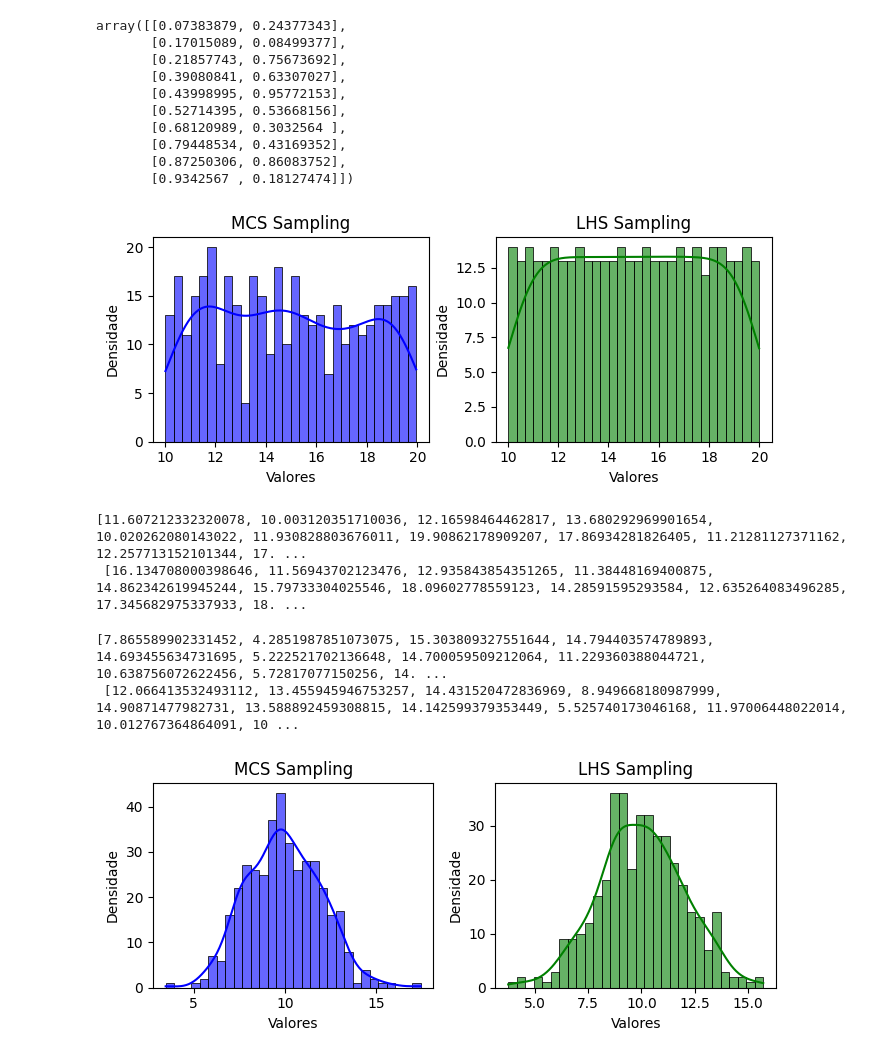
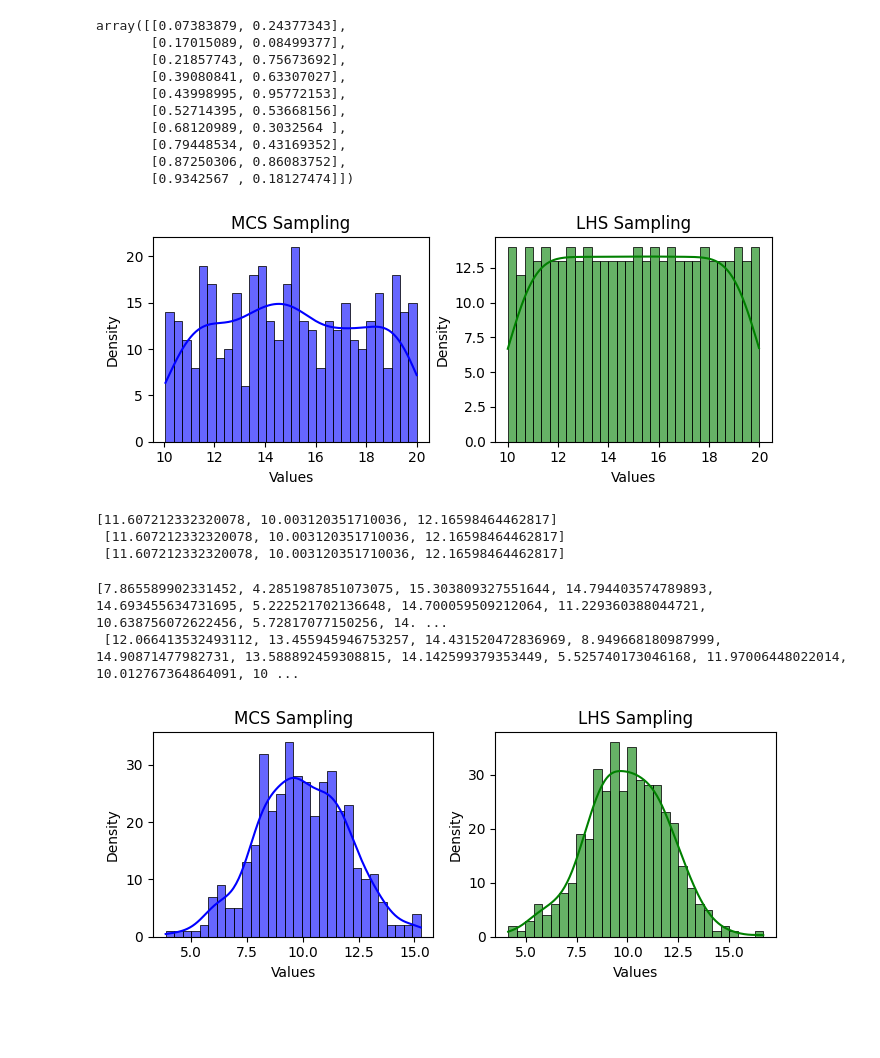
Before and after one commit to Pesquisa-UFCAT/parepy, a Jupyter notebook: local_examples/sampling_examples.ipynb, the cells around one changed output. Saved outputs shown, nothing was run; the diff lists cells and outputs as text; code cells hidden in the pictures; blank space fills up the shorter version.

```diff
--- a/local_examples/sampling_examples.ipynb
+++ b/local_examples/sampling_examples.ipynb
@@ -47,14 +47,14 @@ fig, axes = plt.subplots(1, 2, figsize=(7, 3))
 # Primeiro gráfico: Histograma e KDE para dados1
 sns.histplot(x, kde=True, bins=30, color='blue', ax=axes[0], alpha=0.6, edgecolor='black')
 axes[0].set_title('MCS Sampling')
-axes[0].set_xlabel('Valores')
-axes[0].set_ylabel('Densidade')
+axes[0].set_xlabel('Values')
+axes[0].set_ylabel('Density')
 
 # Segundo gráfico: Histograma e KDE para dados2
 sns.histplot(y, kde=True, bins=30, color='green', ax=axes[1], alpha=0.6, edgecolor='black')
 axes[1].set_title('LHS Sampling')
-axes[1].set_xlabel('Valores')
-axes[1].set_ylabel('Densidade')
+axes[1].set_xlabel('Values')
+axes[1].set_ylabel('Density')
 
 # Ajustar o layout
 plt.tight_layout()
@@ -62,15 +62,17 @@ plt.tight_layout()
 # Mostrar o gráfico
 plt.show()
 # %% [output]
-[figure, old version]
+[figure, new version]
 # %%
-n = 100
+n = 3
+x0 = uniform_sampling({'min': 10, 'max': 20}, 'mcs', n, 25)
 x1 = uniform_sampling({'min': 10, 'max': 20}, 'mcs', n, 25)
-x2 = uniform_sampling({'min': 10, 'max': 20}, 'mcs', n)
-print(x1, '\n', x2)
+x2 = uniform_sampling({'min': 10, 'max': 20}, 'mcs', n, 25)
+print(x0, '\n', x1, '\n', x2)
 # %% [output]
-[11.607212332320078, 10.003120351710036, 12.16598464462817, 13.680292969901654, 10.020262080143022, 11.930828803676011, 19.90862178909207, 17.86934281826405, 11.21281127371162, 12.257713152101344, 17. ...
- [16.134708000398646, 11.56943702123476, 12.935843854351265, 11.38448169400875, 14.862342619945244, 15.79733304025546, 18.09602778559123, 14.28591595293584, 12.635264083496285, 17.345682975337933, 18. ...
+[11.607212332320078, 10.003120351710036, 12.16598464462817]
+ [11.607212332320078, 10.003120351710036, 12.16598464462817]
+ [11.607212332320078, 10.003120351710036, 12.16598464462817]
 # %%
 n = 100
 x1 = normal_sampling({'mean': 10, 'sigma': 2}, 'lhs', n, 24)
@@ -82,31 +84,31 @@ print(x1, '\n', x2)
 # %%
 # Sampling
 n = 400
 x = normal_sampling({'mean': 10, 'sigma': 2}, 'mcs', n)
 y = normal_sampling({'mean': 10, 'sigma': 2}, 'lhs', n)
 
 # Criar subplots lado a lado
 fig, axes = plt.subplots(1, 2, figsize=(7, 3))
 
 # Primeiro gráfico: Histograma e KDE para dados1
 sns.histplot(x, kde=True, bins=30, color='blue', ax=axes[0], alpha=0.6, edgecolor='black')
 axes[0].set_title('MCS Sampling')
-axes[0].set_xlabel('Valores')
-axes[0].set_ylabel('Densidade')
+axes[0].set_xlabel('Values')
+axes[0].set_ylabel('Density')
 
 # Segundo gráfico: Histograma e KDE para dados2
 sns.histplot(y, kde=True, bins=30, color='green', ax=axes[1], alpha=0.6, edgecolor='black')
 axes[1].set_title('LHS Sampling')
-axes[1].set_xlabel('Valores')
-axes[1].set_ylabel('Densidade')
+axes[1].set_xlabel('Values')
+axes[1].set_ylabel('Density')
 
 # Ajustar o layout
 plt.tight_layout()
 
 # Mostrar o gráfico
 plt.show()
 # %% [output]
-[figure, old version]
+[figure, new version]
 # %%
 # Sampling
 n = 400
```
Also changed, not shown: parts of 8 cells of this notebook, 2 other files.
